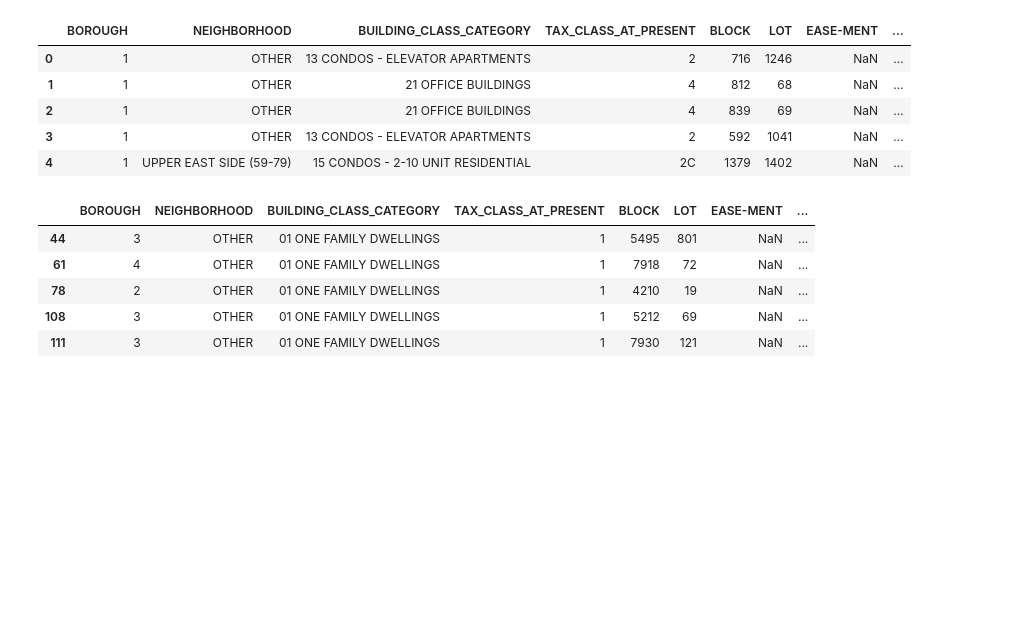
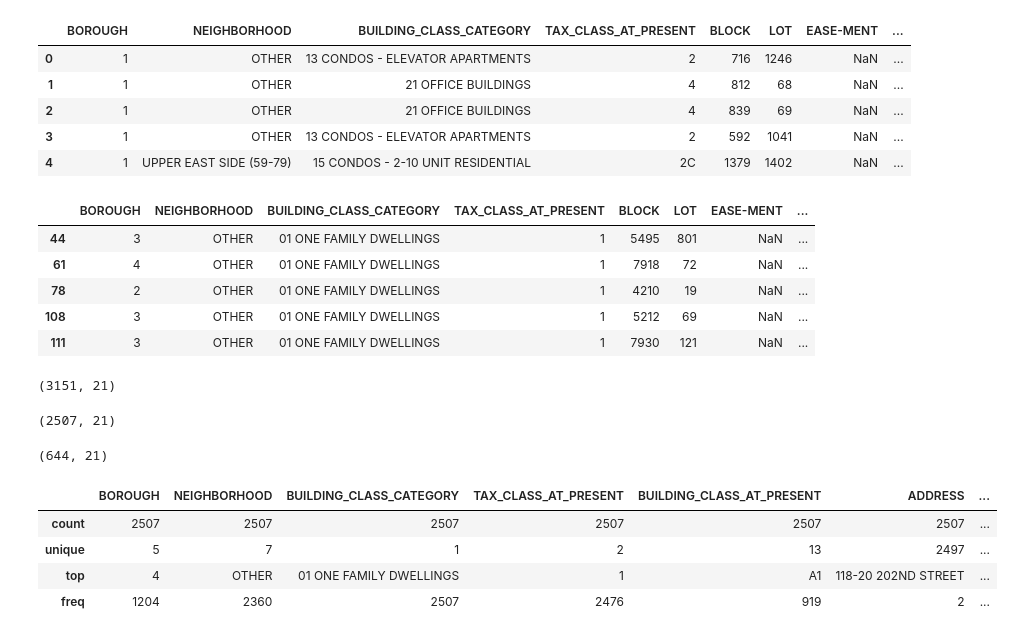
Before and after one commit to CurdtMillion/DS-Unit-2-Linear-Models, a Jupyter notebook: module3-ridge-regression/LS_DS_213_assignment.ipynb, the cells around one changed output. Saved outputs shown, nothing was run; the diff lists cells and outputs as text; code cells hidden in the pictures; blank space fills up the shorter version.

```diff
--- a/module3-ridge-regression/LS_DS_213_assignment.ipynb
+++ b/module3-ridge-regression/LS_DS_213_assignment.ipynb
@@ -113,7 +113,31 @@ one_fam.head()
 | 78 | 2 | OTHER | 01 ONE FAMILY DWELLINGS | 1 | 4210 | 19 | NaN | ... |
 | 108 | 3 | OTHER | 01 ONE FAMILY DWELLINGS | 1 | 5212 | 69 | NaN | ... |
 | 111 | 3 | OTHER | 01 ONE FAMILY DWELLINGS | 1 | 7930 | 121 | NaN | ... |
+# %%
+# Looking at the shape of the 1 family dwelling subset:
+one_fam.shape
+# %% [output]
+(3151, 21)
 # %%
 # Creating train/test split where train is Jan-Mar 19 & test is Apr 19:
 train = one_fam[(one_fam['SALE_DATE'] >= '01/01/2019') & (one_fam['SALE_DATE'] <= '03/31/2019')]
 test = one_fam[(one_fam['SALE_DATE'] >= '04/01/2019') & (one_fam['SALE_DATE'] <= '04/30/2019')]
+# %%
+# Verify train has correct number of columns:
+train.shape
+# %% [output]
+(2507, 21)
+# %%
+# Verifying test has correct number of columns:
+test.shape
+# %% [output]
+(644, 21)
+# %%
+# Checking columns:
+train.describe(exclude='number')
+# %% [output]
+|  | BOROUGH | NEIGHBORHOOD | BUILDING_CLASS_CATEGORY | TAX_CLASS_AT_PRESENT | BUILDING_CLASS_AT_PRESENT | ADDRESS | ... |
+| count | 2507 | 2507 | 2507 | 2507 | 2507 | 2507 | ... |
+| unique | 5 | 7 | 1 | 2 | 13 | 2497 | ... |
+| top | 4 | OTHER | 01 ONE FAMILY DWELLINGS | 1 | A1 | 118-20 202ND STREET | ... |
+| freq | 1204 | 2360 | 2507 | 2476 | 919 | 2 | ... |
```
Also changed, not shown: parts of 12 cells of this notebook.
